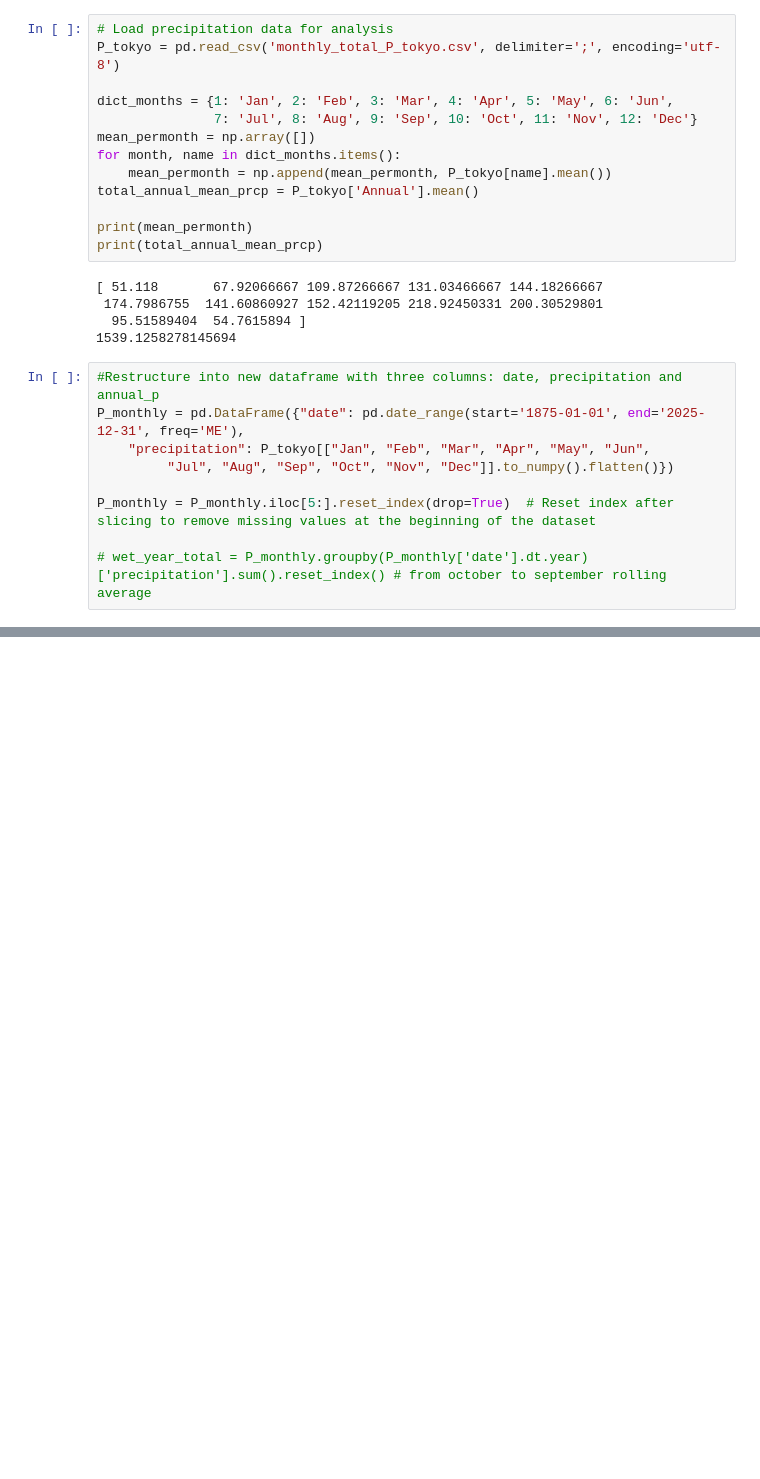
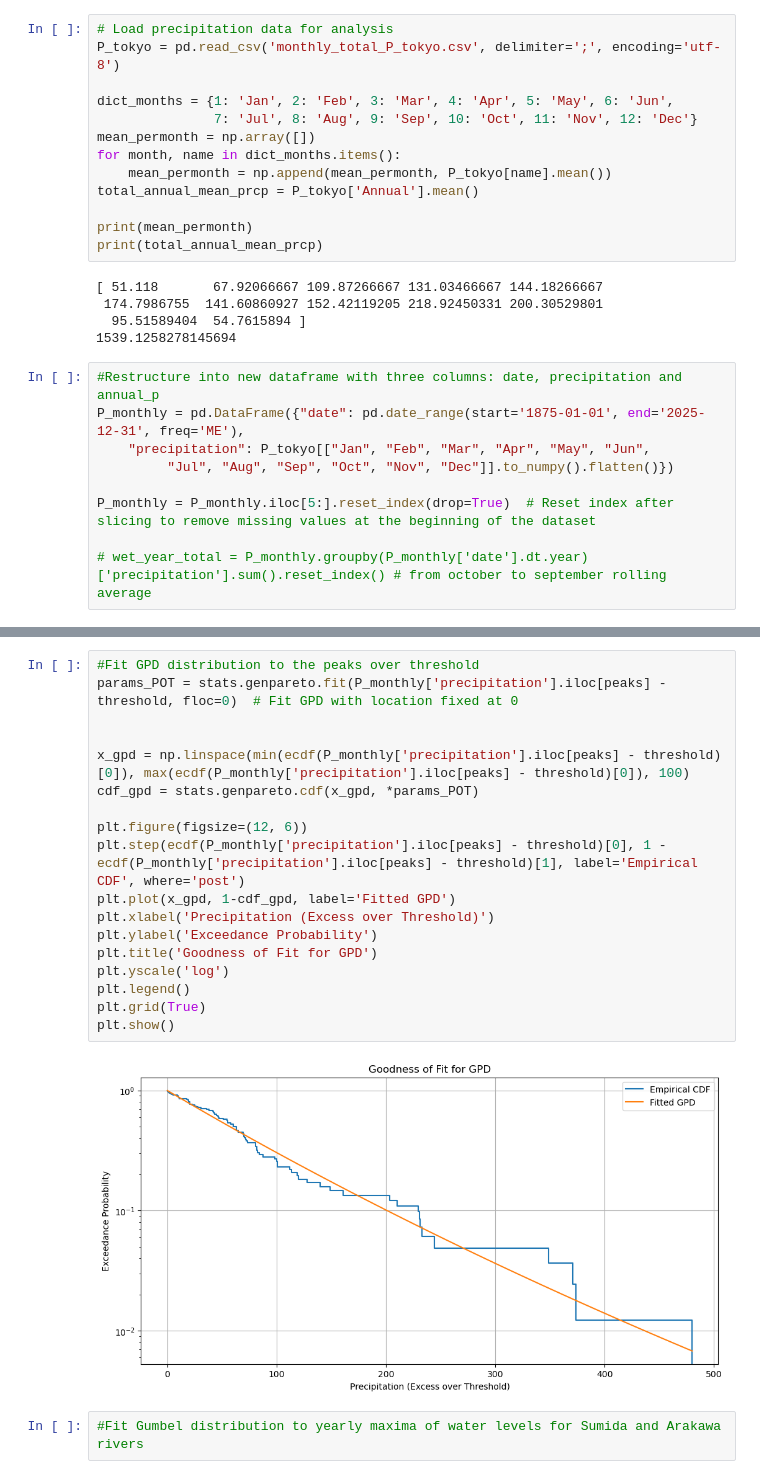
Before and after one commit to foozdemiroglu-gif/MP411-Tokyo, a Jupyter notebook: Hydraulic_analysis.ipynb, the cells around one changed output, grey strips where cells are left out. Cells and saved outputs as stored; diff of their text form; blank space fills up the shorter version.

```diff
--- a/Hydraulic_analysis.ipynb
+++ b/Hydraulic_analysis.ipynb
@@ -302,0 +352,22 @@ plt.show()
+# %%
+#Fit GPD distribution to the peaks over threshold
+params_POT = stats.genpareto.fit(P_monthly['precipitation'].iloc[peaks] - threshold, floc=0)  # Fit GPD with location fixed at 0
+
+
+x_gpd = np.linspace(min(ecdf(P_monthly['precipitation'].iloc[peaks] - threshold)[0]), max(ecdf(P_monthly['precipitation'].iloc[peaks] - threshold)[0]), 100)
+cdf_gpd = stats.genpareto.cdf(x_gpd, *params_POT)
+
+plt.figure(figsize=(12, 6))
+plt.step(ecdf(P_monthly['precipitation'].iloc[peaks] - threshold)[0], 1 - ecdf(P_monthly['precipitation'].iloc[peaks] - threshold)[1], label='Empirical CDF', where='post')
+plt.plot(x_gpd, 1-cdf_gpd, label='Fitted GPD')
+plt.xlabel('Precipitation (Excess over Threshold)')
+plt.ylabel('Exceedance Probability')
+plt.title('Goodness of Fit for GPD')
+plt.yscale('log')
+plt.legend()
+plt.grid(True)
+plt.show()
+# %% [output]
+[figure, added]
+# %%
+#Fit Gumbel distribution to yearly maxima of water levels for Sumida and Arakawa rivers
```
Also changed, not shown: parts of 5 cells of this notebook.
